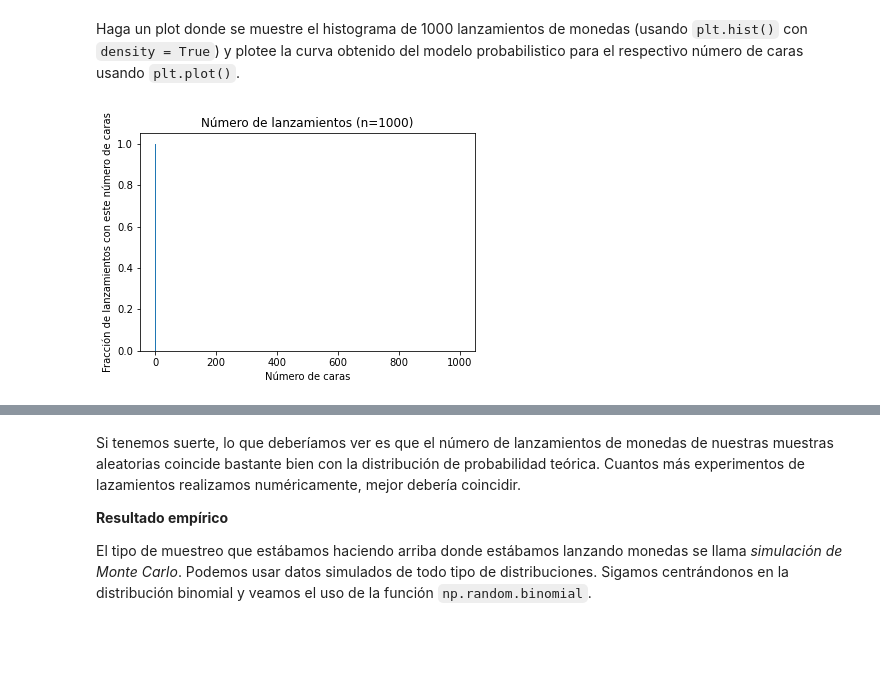
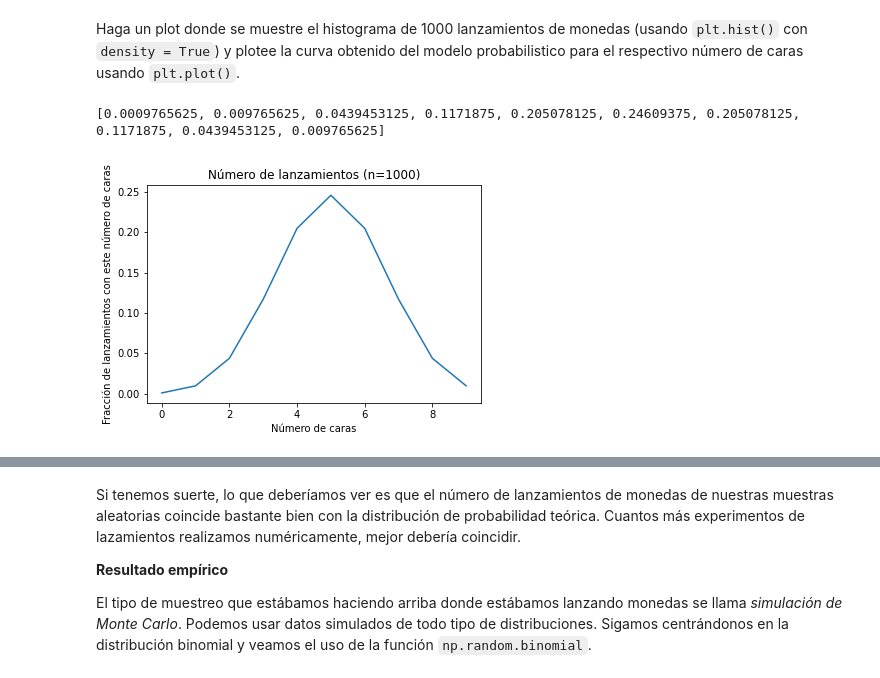
Before and after one commit to Pablolog42/2021-CD2201, a Jupyter notebook: Semana5/Actividad_Semana_05/Actividad_Clase_05.ipynb, the cells around one changed output, grey strips where cells are left out. Drawn from its saved outputs; the diff is of its cells as text; code cells hidden in the pictures; blank space fills up the shorter version.

```diff
--- a/Semana5/Actividad_Semana_05/Actividad_Clase_05.ipynb
+++ b/Semana5/Actividad_Semana_05/Actividad_Clase_05.ipynb
@@ -173,26 +175,38 @@ plt.show()
 Haga un plot donde se muestre el histograma de 1000 lanzamientos de monedas (usando ``plt.hist()`` con ``density = True``) y plotee la curva obtenido del modelo probabilistico para el respectivo número de caras usando ``plt.plot()``.
 # %%
 prob_heads = 0.5
-n_flips = 1000
+n_flips = 10
 probabilities = []
 
-head_numbers = np.arange(0,1001)
+head_numbers = np.arange(0,10)
 
 for head_number in head_numbers:
     prob = binomial_probability(head_number,prob_heads,n_flips)
     probabilities.append(prob)
 
+print(probabilities)
 
-# plt.plot(probabilities)
-plt.hist(probabilities,bins=head_numbers,density = True)
-plt.plot()
+number_heads = []
+
+# 1000 experimentos
+for flip_experiment in range (0,1000):
+
+    flip_results = []
+
+    for flip in range(0,10):
+        flip_result = np.random.choice([0, 1])
+        flip_results.append(flip_result)
+
+    number_heads.append(np.sum(flip_results))
+
+
+plt.plot(probabilities)
 
 
 plt.xlabel('Número de caras') # add labels
 plt.ylabel('Fracción de lanzamientos con este número de caras')
-
 plt.title('Número de lanzamientos (n=1000)');
-
 plt.show()
 # %% [output]
+[0.0009765625, 0.009765625, 0.0439453125, 0.1171875, 0.205078125, 0.24609375, 0.205078125, 0.1171875, 0.0439453125, 0.009765625]
-[figure, old version]
+[figure, new version]
```
Also changed, not shown: parts of 21 cells of this notebook, 11 other files.
